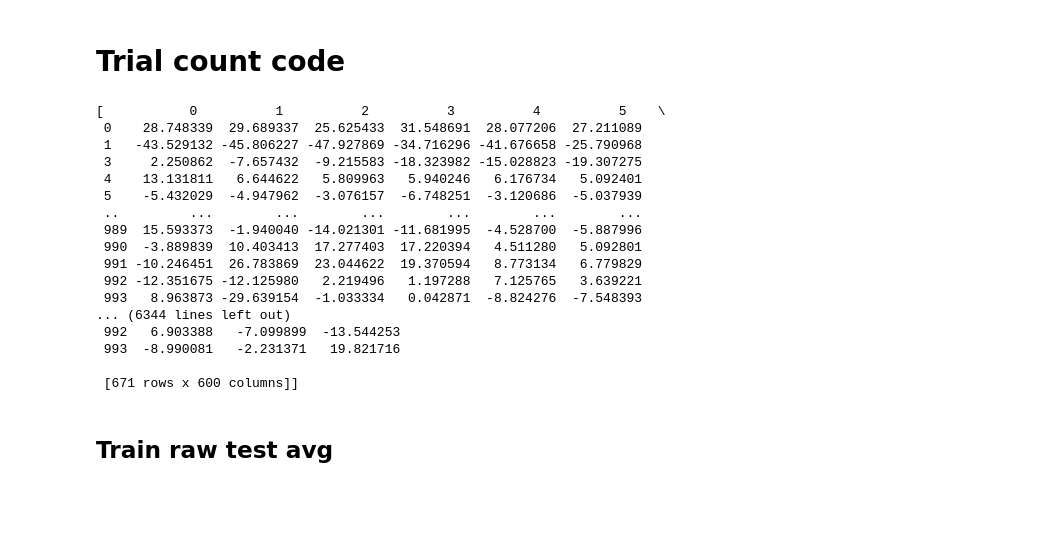
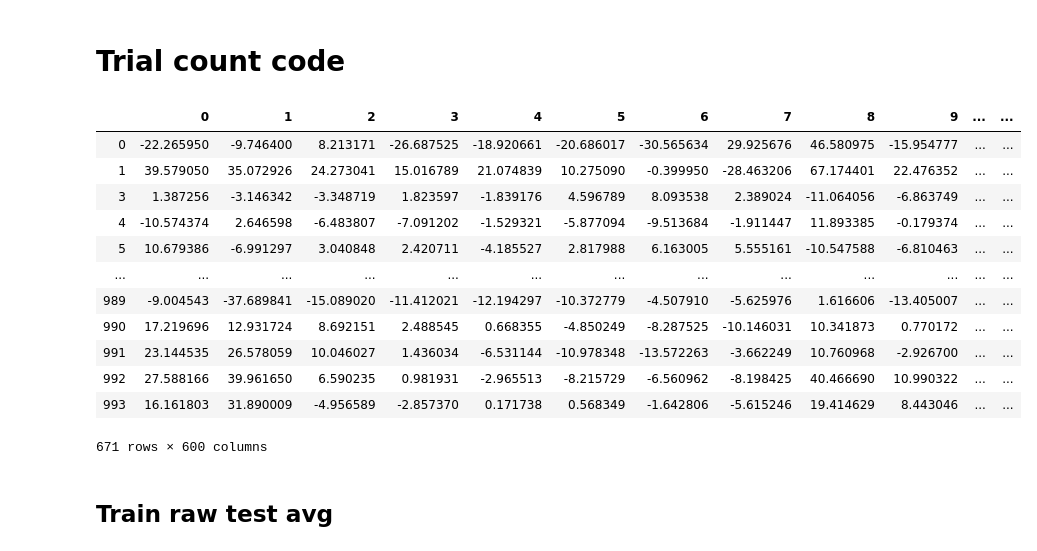
Before and after one commit to simpleParadox/jwlab_eeg, a Jupyter notebook: classification/notebooks/cluster_analysis.ipynb, the cells around one changed output. Drawn from its saved outputs; the diff is of its cells as text; code cells hidden in the pictures; blank space fills up the shorter version.

```diff
--- a/classification/notebooks/cluster_analysis.ipynb
+++ b/classification/notebooks/cluster_analysis.ipynb
@@ -58,25 +58,21 @@ for i in participants:
 # %%
 X, y, good_trial_count = prep_cluster_analysis(cleaned_data_filepath, participants, downsample_num=1200, averaging="no_averaging", length_per_window=length_per_window)
 # %%
-X
+X[20]
 # %% [output]
+|  | 0 | 1 | 2 | 3 | 4 | 5 | 6 | 7 | 8 | 9 | ... | ... |
+| 0 | -22.265950 | -9.746400 | 8.213171 | -26.687525 | -18.920661 | -20.686017 | -30.565634 | 29.925676 | 46.580975 | -15.954777 | ... | ... |
+| 1 | 39.579050 | 35.072926 | 24.273041 | 15.016789 | 21.074839 | 10.275090 | -0.399950 | -28.463206 | 67.174401 | 22.476352 | ... | ... |
+| 3 | 1.387256 | -3.146342 | -3.348719 | 1.823597 | -1.839176 | 4.596789 | 8.093538 | 2.389024 | -11.064056 | -6.863749 | ... | ... |
+| 4 | -10.574374 | 2.646598 | -6.483807 | -7.091202 | -1.529321 | -5.877094 | -9.513684 | -1.911447 | 11.893385 | -0.179374 | ... | ... |
+| 5 | 10.679386 | -6.991297 | 3.040848 | 2.420711 | -4.185527 | 2.817988 | 6.163005 | 5.555161 | -10.547588 | -6.810463 | ... | ... |
+| ... | ... | ... | ... | ... | ... | ... | ... | ... | ... | ... | ... | ... |
+| 989 | -9.004543 | -37.689841 | -15.089020 | -11.412021 | -12.194297 | -10.372779 | -4.507910 | -5.625976 | 1.616606 | -13.405007 | ... | ... |
+| 990 | 17.219696 | 12.931724 | 8.692151 | 2.488545 | 0.668355 | -4.850249 | -8.287525 | -10.146031 | 10.341873 | 0.770172 | ... | ... |
+| 991 | 23.144535 | 26.578059 | 10.046027 | 1.436034 | -6.531144 | -10.978348 | -13.572263 | -3.662249 | 10.760968 | -2.926700 | ... | ... |
+| 992 | 27.588166 | 39.961650 | 6.590235 | 0.981931 | -2.965513 | -8.215729 | -6.560962 | -8.198425 | 40.466690 | 10.990322 | ... | ... |
+| 993 | 16.161803 | 31.890009 | -4.956589 | -2.857370 | 0.171738 | 0.568349 | -1.642806 | -5.615246 | 19.414629 | 8.443046 | ... | ... |
-[           0          1          2          3          4          5    \
- 0    28.748339  29.689337  25.625433  31.548691  28.077206  27.211089
- 1   -43.529132 -45.806227 -47.927869 -34.716296 -41.676658 -25.790968
- 3     2.250862  -7.657432  -9.215583 -18.323982 -15.028823 -19.307275
- 4    13.131811   6.644622   5.809963   5.940246   6.176734   5.092401
- 5    -5.432029  -4.947962  -3.076157  -6.748251  -3.120686  -5.037939
- ..         ...        ...        ...        ...        ...        ...
- 989  15.593373  -1.940040 -14.021301 -11.681995  -4.528700  -5.887996
- 990  -3.889839  10.403413  17.277403  17.220394   4.511280   5.092801
- 991 -10.246451  26.783869  23.044622  19.370594   8.773134   6.779829
- 992 -12.351675 -12.125980   2.219496   1.197288   7.125765   3.639221
- 993   8.963873 -29.639154  -1.033334   0.042871  -8.824276  -7.548393
-... (6344 lines left out)
- 992   6.903388   -7.099899  -13.544253
- 993  -8.990081   -2.231371   19.821716
-
- [671 rows x 600 columns]]
+671 rows × 600 columns
 # %% [markdown]
 ## Train raw test avg
 # %%
```
Also changed, not shown: 1 other file.
